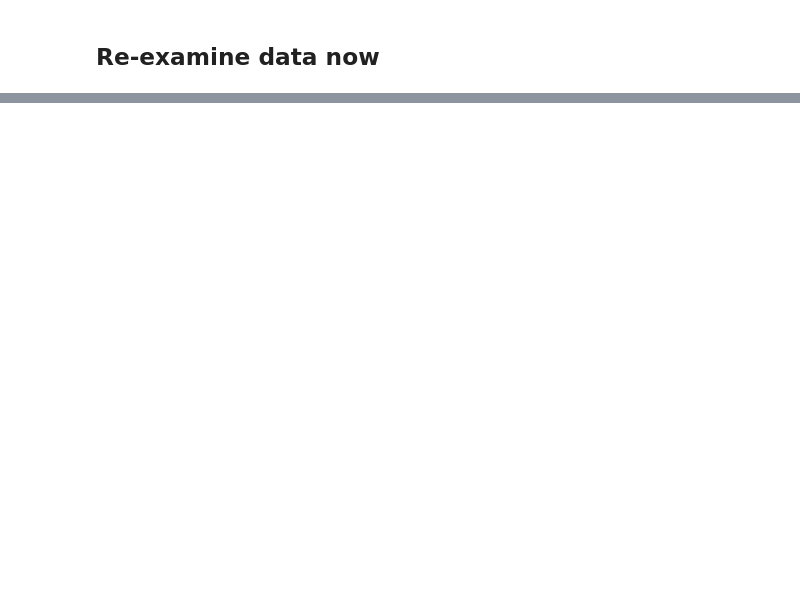
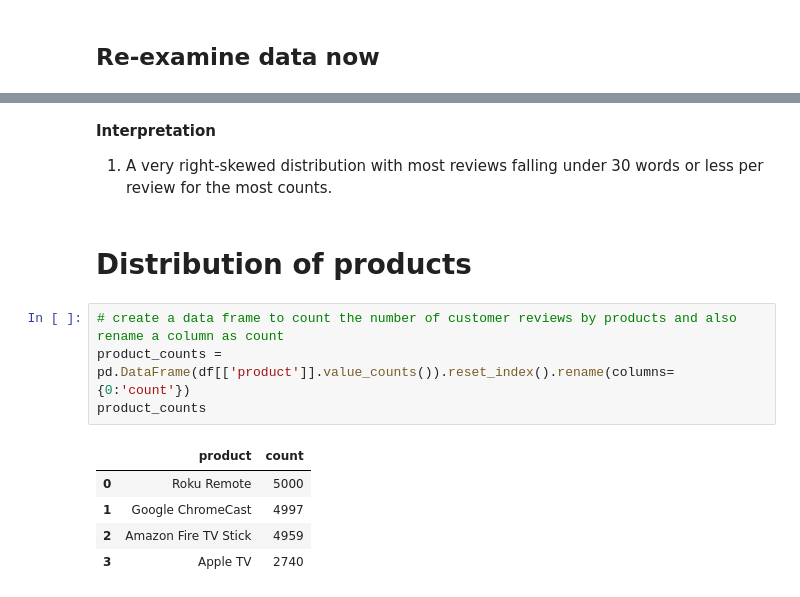
Before and after one commit to jimmy-nguyen-data-science/Capstone-Project-Amazon-Product-Reviews, a Jupyter notebook: Code_Library/03 - Data Exploration.ipynb, the cells around one changed output, grey strips where cells are left out. Saved outputs shown, nothing was run; the diff lists cells and outputs as text; blank space fills up the shorter version.

```diff
--- a/Code_Library/03 - Data Exploration.ipynb
+++ b/Code_Library/03 - Data Exploration.ipynb
@@ -220,0 +402,16 @@ df.sample(10)
+# %% [markdown]
+**Interpretation**
+
+1. A very right-skewed distribution with most reviews falling under 30 words or less per review for the most counts.
+# %% [markdown]
+# Distribution of products
+# %%
+# create a data frame to count the number of customer reviews by products and also rename a column as count
+product_counts = pd.DataFrame(df[['product']].value_counts()).reset_index().rename(columns={0:'count'})
+product_counts
+# %% [output]
+|  | product | count |
+| 0 | Roku Remote | 5000 |
+| 1 | Google ChromeCast | 4997 |
+| 2 | Amazon Fire TV Stick | 4959 |
+| 3 | Apple TV | 2740 |
```
Also changed, not shown: parts of 36 cells of this notebook.
